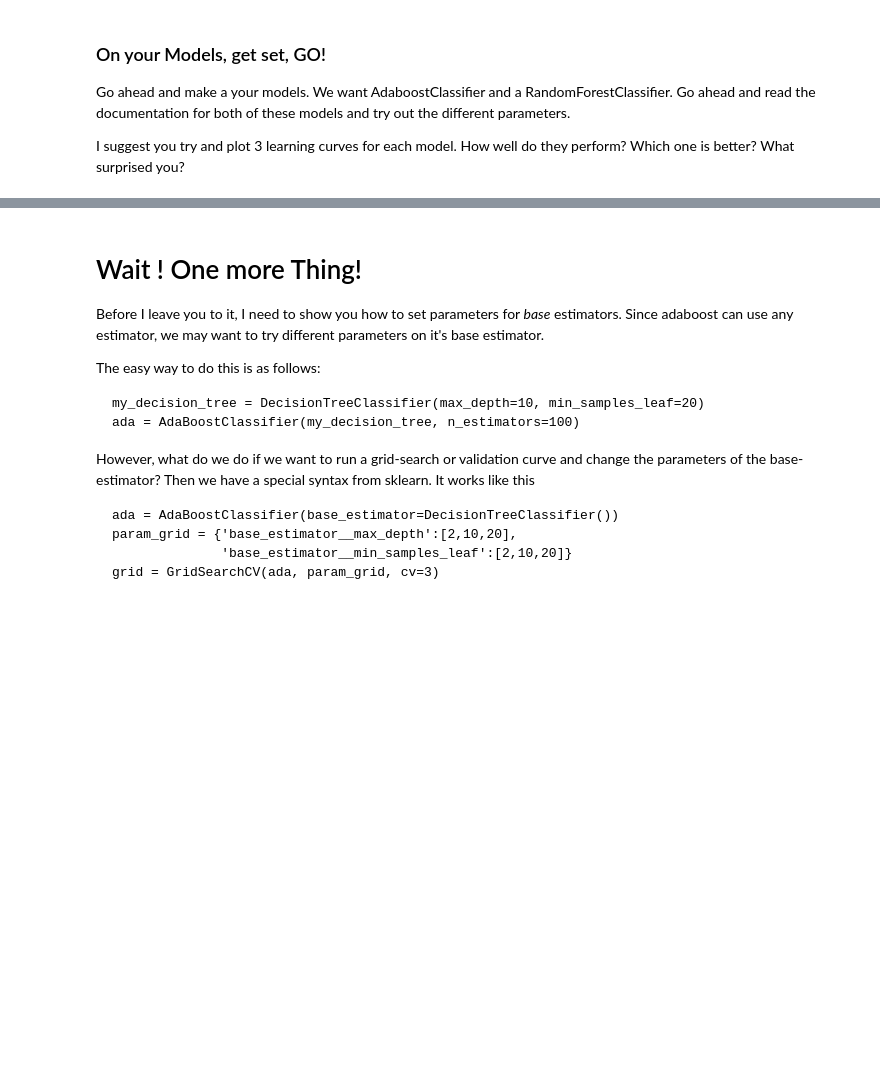
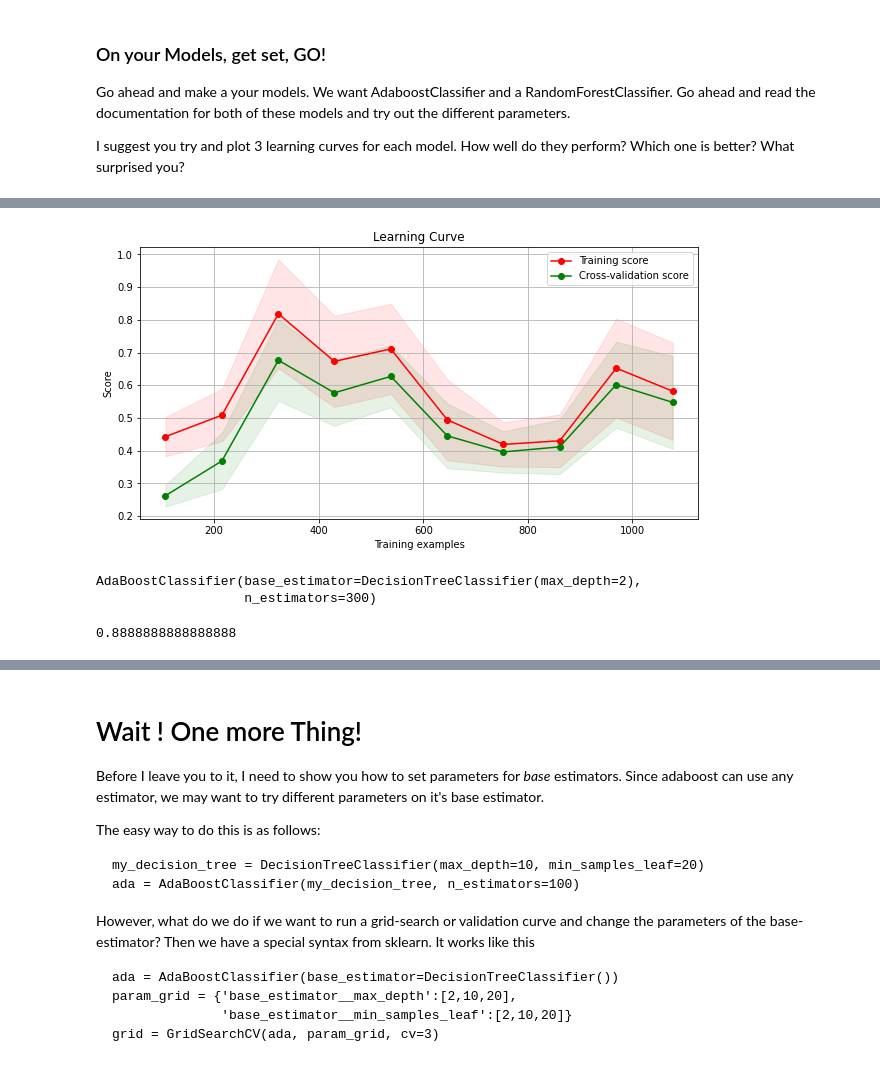
Before and after one commit to alf808/animated-marmalade, a Jupyter notebook: 8_ensemble_methods.ipynb, the cells around one changed output, grey strips where cells are left out. Drawn from its saved outputs; the diff is of its cells as text; code cells hidden in the pictures; blank space fills up the shorter version.

```diff
--- a/8_ensemble_methods.ipynb
+++ b/8_ensemble_methods.ipynb
@@ -162,0 +161,2 @@ I suggest you try and plot 3 learning curves for each model.  How well do they p
+# %%
+abc2 = AdaBoostClassifier(base_estimator=DecisionTreeClassifier(max_depth=2), n_estimators=100)
@@ -162,0 +172,4 @@ I suggest you try and plot 3 learning curves for each model.  How well do they p
+# %%
+fig = plot_learning_curve(abc2, X_train, y_train, train_sizes=np.linspace(.1,1.0,10))
+# %% [output]
+[figure, added]
@@ -162,0 +178,9 @@ I suggest you try and plot 3 learning curves for each model.  How well do they p
+# %%
+abc3.fit(X_train, y_train)
+# %% [output]
+AdaBoostClassifier(base_estimator=DecisionTreeClassifier(max_depth=2),
+                   n_estimators=300)
+# %%
+abc3.score(X_test, y_test)
+# %% [output]
+0.8888888888888888
```
Also changed, not shown: parts of 23 cells of this notebook.
